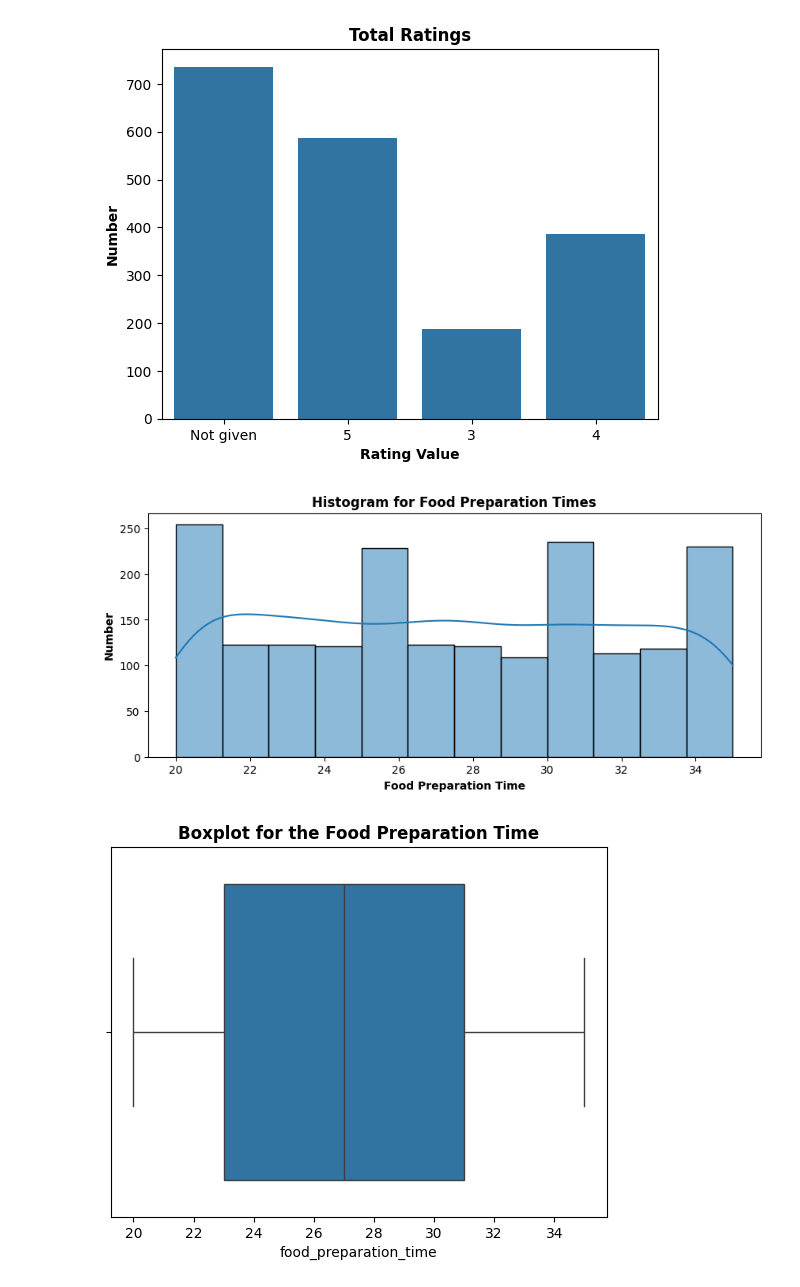
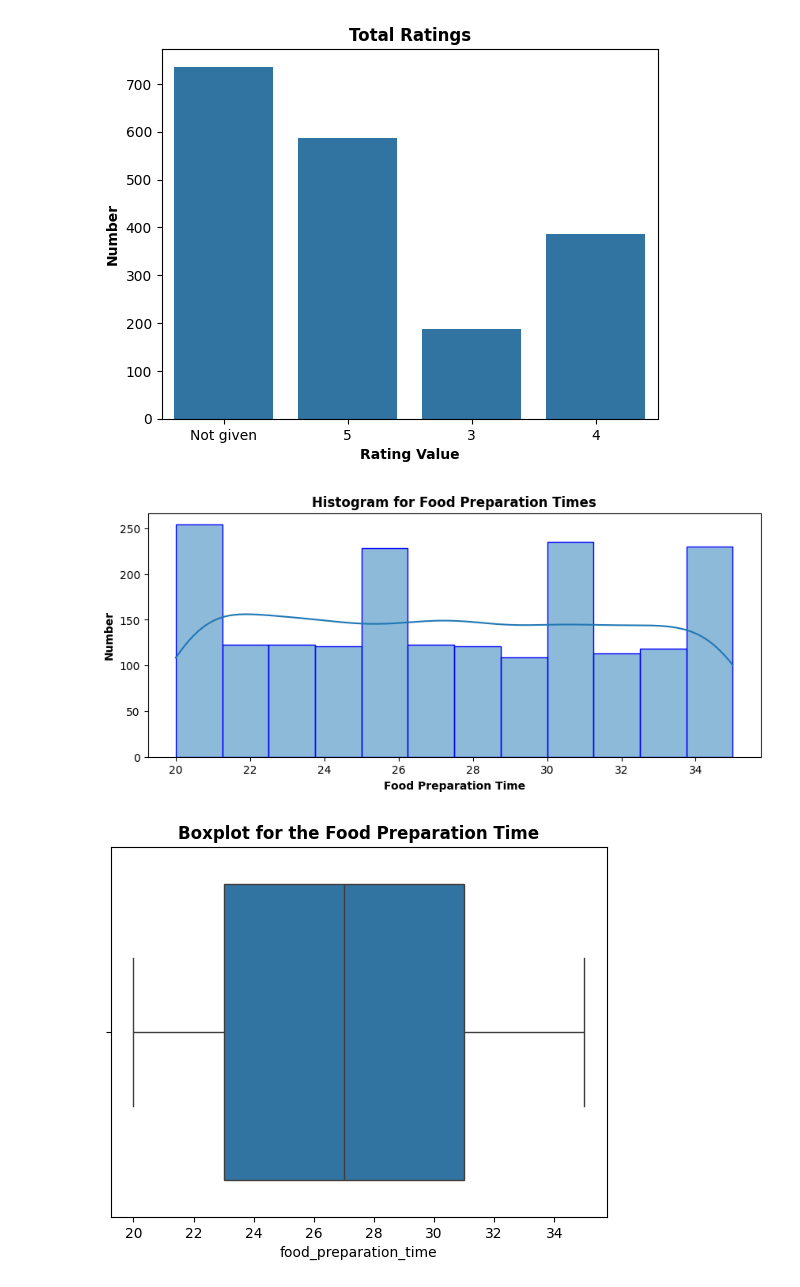
Before and after one commit to rohitdec01/AIML, a Jupyter notebook: 1_Food-Hub-Data-Analysis/rohit_PYF_Project_Learner_Notebook_Full_Code.ipynb, the cells around one changed output. Saved outputs shown, nothing was run; the diff lists cells and outputs as text; code cells hidden in the pictures.

```diff
--- a/1_Food-Hub-Data-Analysis/rohit_PYF_Project_Learner_Notebook_Full_Code.ipynb
+++ b/1_Food-Hub-Data-Analysis/rohit_PYF_Project_Learner_Notebook_Full_Code.ipynb
@@ -356,17 +350,16 @@ plt.show()
 # %%
 # Plot a histogram for the food preprations times.
 plt.figure(figsize=(10, 4))
-sns.histplot(foodhub_df['food_preparation_time'], edgecolor='black', kde=True)
+sns.histplot(foodhub_df['food_preparation_time'], edgecolor='blue', kde=True)
 
-# Set the labels, title, position, fontsize and alignment for the histogram.
 plt.title('Histogram for Food Preparation Times', fontsize=12, fontweight='bold')
 plt.xlabel('Food Preparation Time', fontsize=10, fontweight='bold')
 plt.ylabel('Number', fontsize=10, fontweight='bold')
 
-# Show to plot.
+
 plt.show()
 # %% [output]
-[figure, old version]
+[figure, new version]
 # %%
 sns.boxplot(data=foodhub_df,x='food_preparation_time')
 plt.title('Boxplot for the Food Preparation Time', fontsize=12, fontweight='bold')
```
Also changed, not shown: parts of 8 cells of this notebook.
